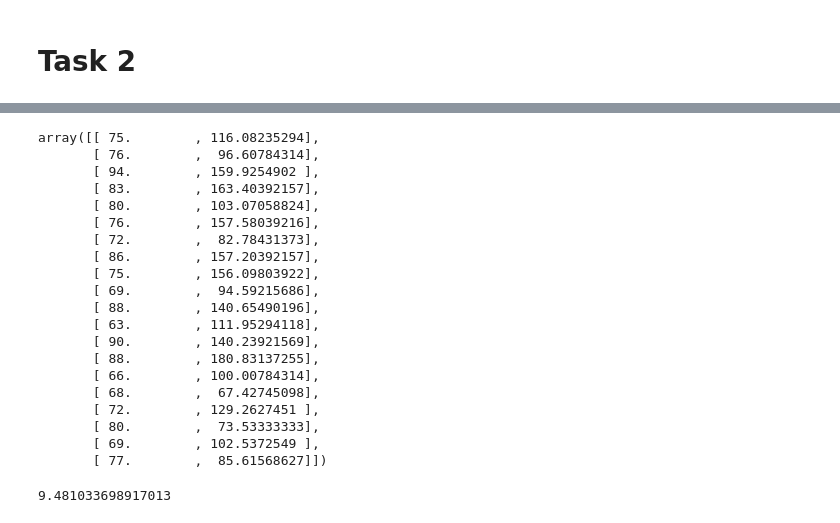
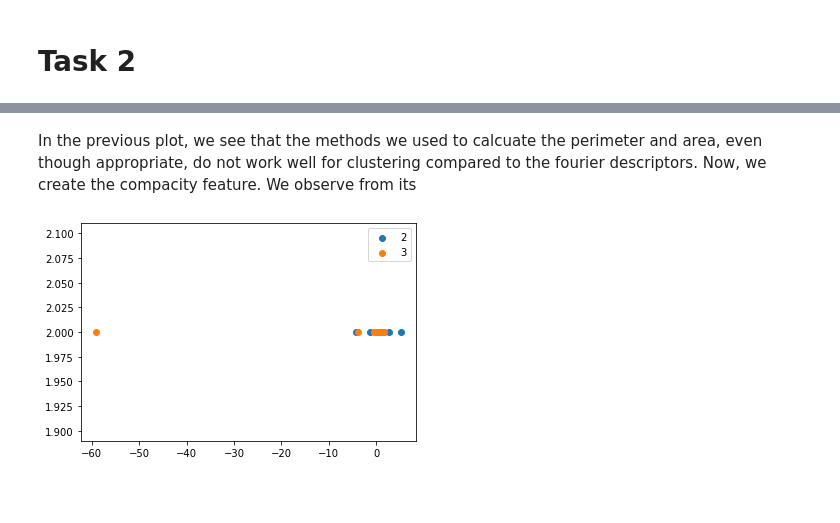
Before and after one commit to pranavkrishna1908/ImageAnalysis, a Jupyter notebook: lab2_final_version.ipynb, the cells around one changed output, grey strips where cells are left out. Drawn from its saved outputs; the diff is of its cells as text; code cells hidden in the pictures; blank space fills up the shorter version.

```diff
--- a/lab2_final_version.ipynb
+++ b/lab2_final_version.ipynb
@@ -621,27 +471,12 @@ plt.legend()
-# %%
-np.vstack([features_2,features_3])
-# %% [output]
-array([[ 75.        , 116.08235294],
-       [ 76.        ,  96.60784314],
-       [ 94.        , 159.9254902 ],
-       [ 83.        , 163.40392157],
-       [ 80.        , 103.07058824],
-       [ 76.        , 157.58039216],
-       [ 72.        ,  82.78431373],
-       [ 86.        , 157.20392157],
-       [ 75.        , 156.09803922],
-       [ 69.        ,  94.59215686],
-       [ 88.        , 140.65490196],
-       [ 63.        , 111.95294118],
-       [ 90.        , 140.23921569],
-       [ 88.        , 180.83137255],
-       [ 66.        , 100.00784314],
-       [ 68.        ,  67.42745098],
-       [ 72.        , 129.2627451 ],
-       [ 80.        ,  73.53333333],
-       [ 69.        , 102.5372549 ],
-       [ 77.        ,  85.61568627]])
-# %%
-np.std(features_3[:,0])
-# %% [output]
-9.481033698917013
+# %% [markdown]
+In the previous plot, we see that the methods we used to calcuate the perimeter and area, even though appropriate, do not work well for clustering compared to the fourier descriptors. Now, we create the compacity feature. We observe from its
+# %%
+compacity_2 = features_2[:,1]/ features_2[:,0]
+compacity_3 = features_3[:,1]/ features_3[:,0]
+
+plt.scatter(compacity_2,np.repeat(2, len(compacity_2)),label='2')
+plt.scatter(compacity_3,np.repeat(3, len(compacity_2)),label='3')
+plt.legend()
+plt.show()
+# %% [output]
+[figure, added]
```
Also changed, not shown: parts of 27 cells of this notebook.
